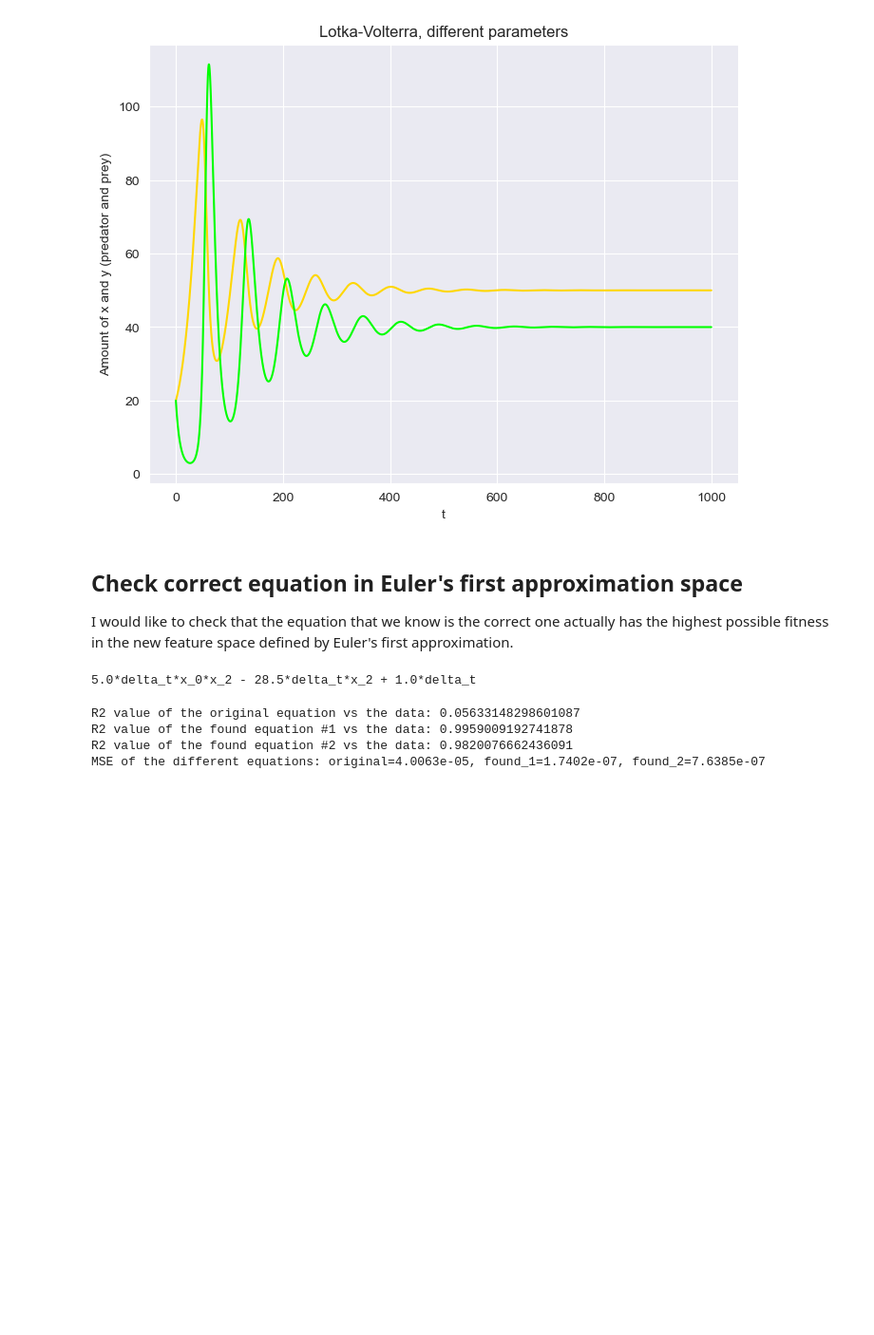
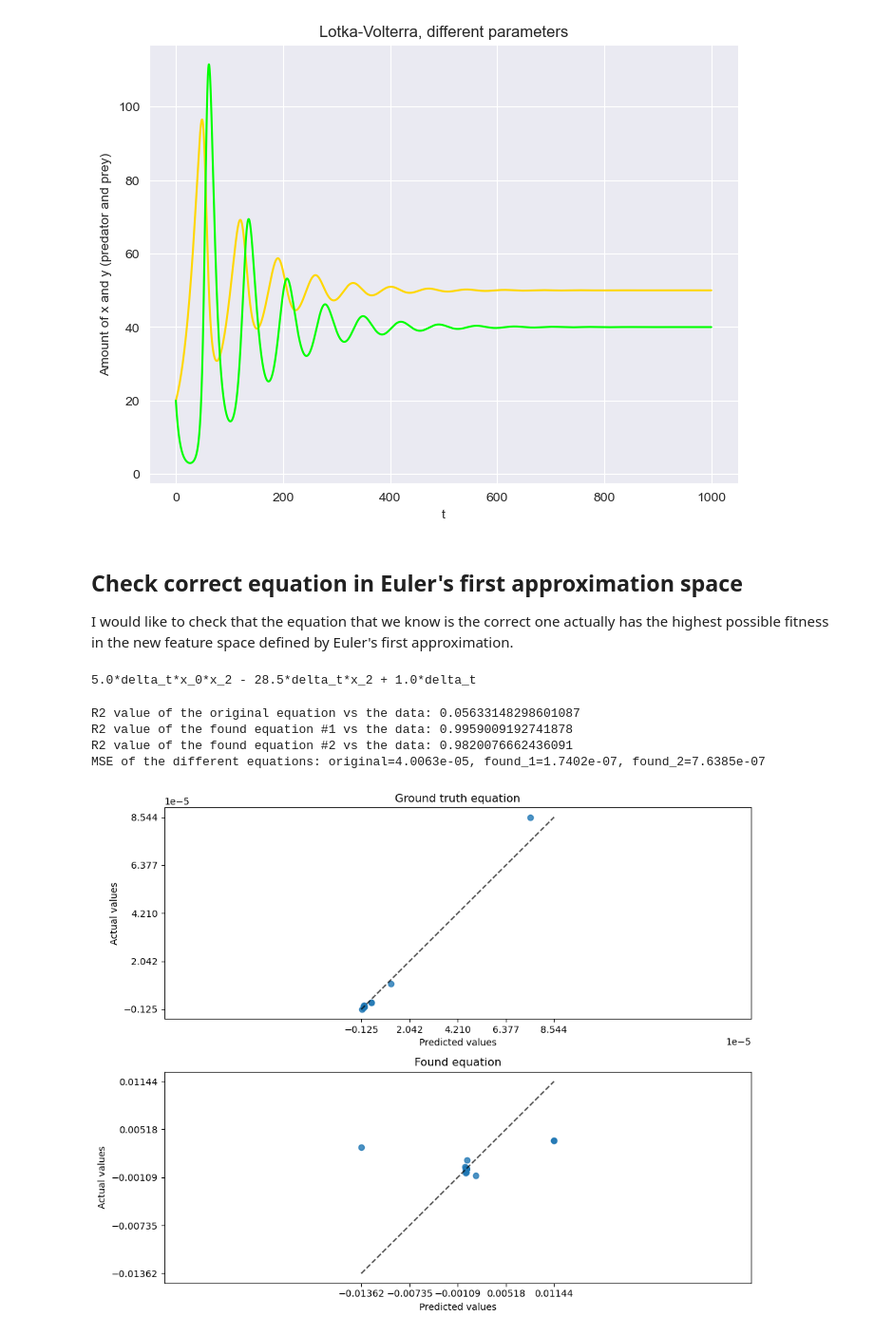
Before and after one commit to albertotonda/symbolic-regression-ode-systems, a Jupyter notebook: src/test_notebook.ipynb, the cells around one changed output. Shown: that part at 95% size. Saved outputs shown, nothing was run; the diff lists cells and outputs as text; code cells hidden in the pictures; blank space fills up the shorter version.

```diff
--- a/src/test_notebook.ipynb
+++ b/src/test_notebook.ipynb
@@ -264,4 +264,19 @@ R2 value of the found equation #1 vs the data: 0.9959009192741878
 R2 value of the found equation #2 vs the data: 0.9820076662436091
 MSE of the different equations: original=4.0063e-05, found_1=1.7402e-07, found_2=7.6385e-07
 # %%
-# TODO plot some measured vs predicted scheme?
+# now, this looks quite weird, and it might indicate a bug
+# let's try some observed vs predicted
+import matplotlib.pyplot as plt
+from sklearn.metrics import PredictionErrorDisplay
+fig, axs = plt.subplots(nrows=2, ncols=1, figsize=(10,8))
+PredictionErrorDisplay.from_predictions(
+    y_true=F_x_2, y_pred=eq_original_values,
+    kind="actual_vs_predicted", ax=axs[0])
+axs[0].set_title("Ground truth equation")
+PredictionErrorDisplay.from_predictions(
+    y_true=F_x_2, y_pred=eq_found_1_values,
+    kind="actual_vs_predicted", ax=axs[1])
+axs[1].set_title("Found equation")
+fig.tight_layout()
+# %% [output]
+[figure, added]
```
Also changed, not shown: 2 other files.
